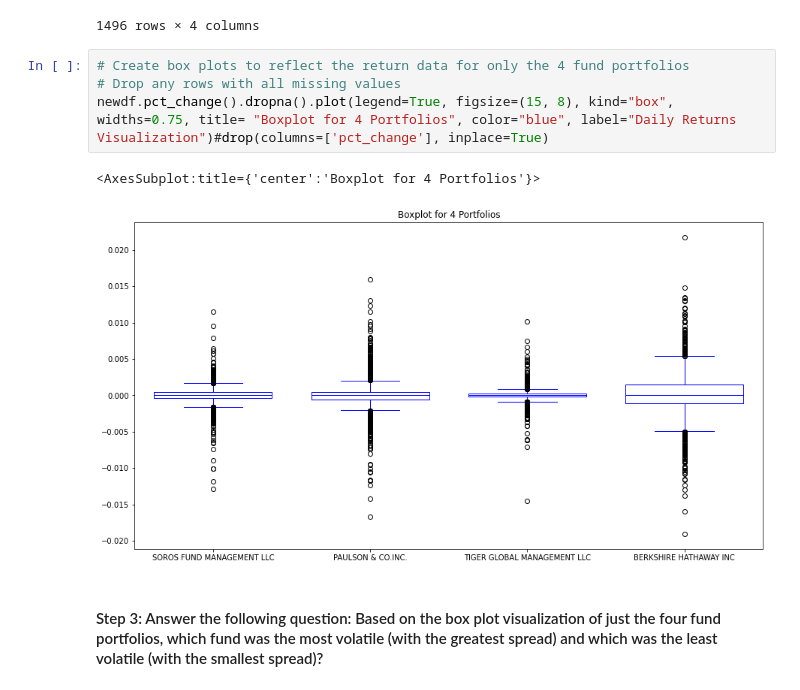
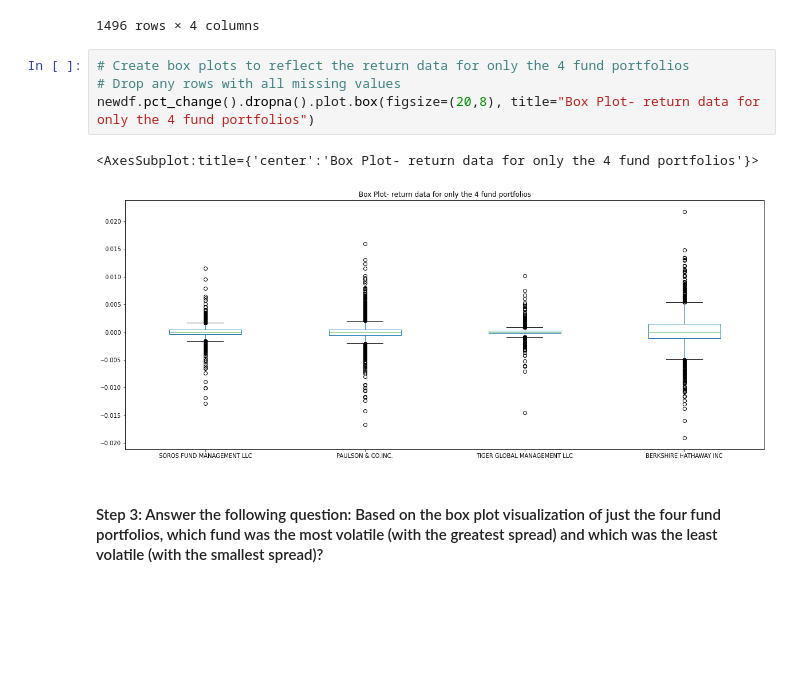
Before and after one commit to EGeorge2021r/Challenge4_Repo, a Jupyter notebook: Starter_Code/risk_return_analysis.ipynb, the cells around one changed output. Drawn from its saved outputs; the diff is of its cells as text; blank space fills up the shorter version.

```diff
--- a/Starter_Code/risk_return_analysis.ipynb
+++ b/Starter_Code/risk_return_analysis.ipynb
@@ -375,10 +381,10 @@ newdf.pct_change().dropna()
 # %%
 # Create box plots to reflect the return data for only the 4 fund portfolios
 # Drop any rows with all missing values
-newdf.pct_change().dropna().plot(legend=True, figsize=(15, 8), kind="box", widths=0.75, title= "Boxplot for 4 Portfolios", color="blue", label="Daily Returns Visualization")#drop(columns=['pct_change'], inplace=True)
+newdf.pct_change().dropna().plot.box(figsize=(20,8), title="Box Plot- return data for only the 4 fund portfolios")
 # %% [output]
-<AxesSubplot:title={'center':'Boxplot for 4 Portfolios'}>
+<AxesSubplot:title={'center':'Box Plot- return data for only the 4 fund portfolios'}>
-[figure, old version]
+[figure, new version]
 # %% [markdown]
 #### Step 3: Answer the following question: Based on the box plot visualization of just the four fund portfolios, which fund was the most volatile (with the greatest spread) and which was the least volatile (with the smallest spread)?
 # %% [markdown]
```
Also changed, not shown: parts of 5 cells of this notebook.
